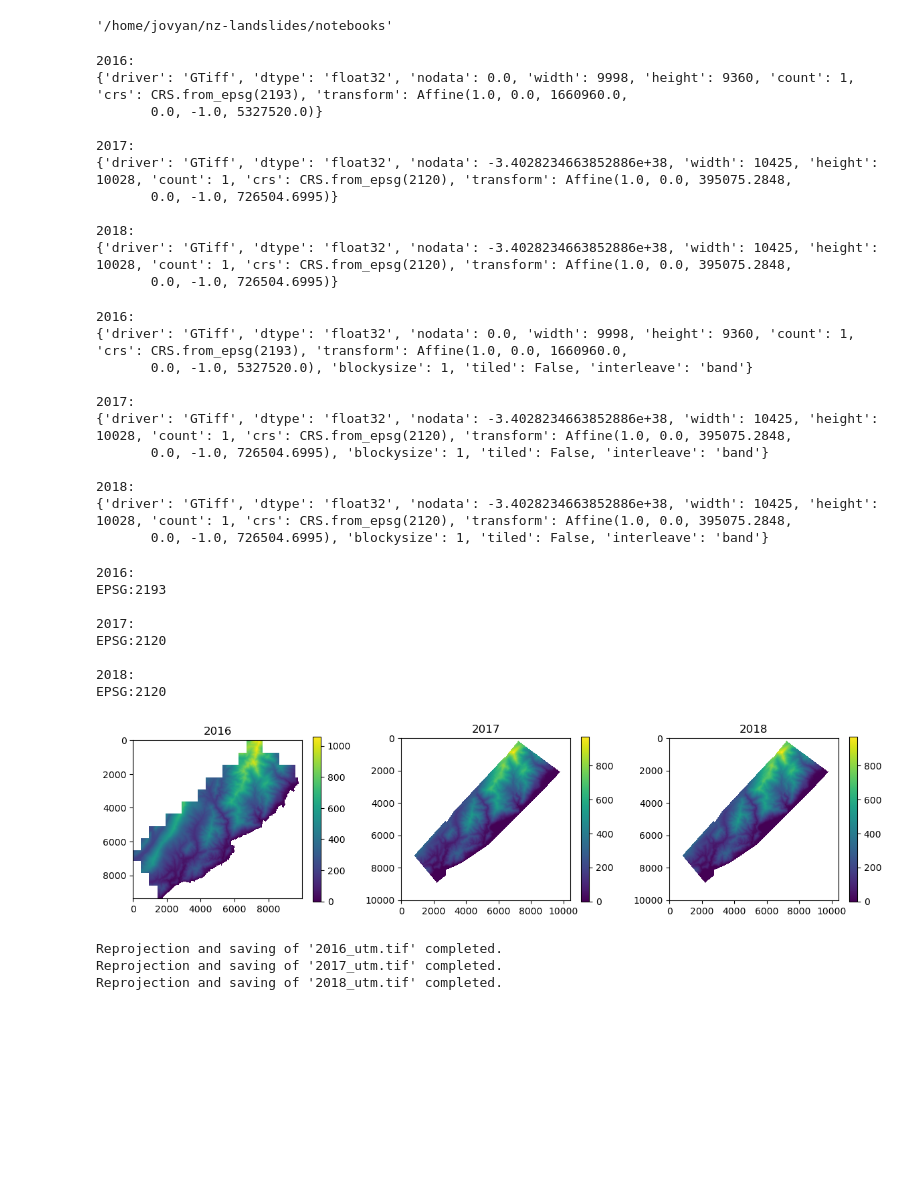
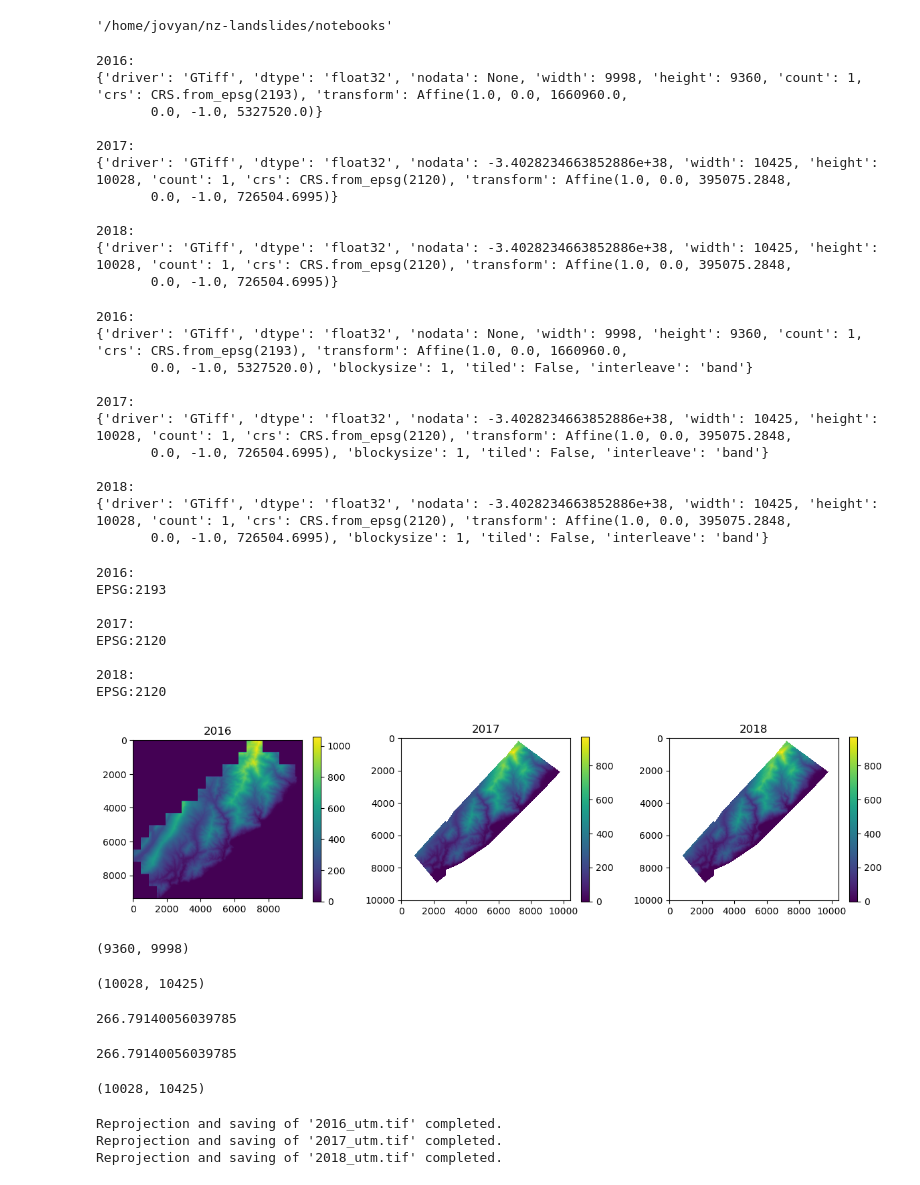
Before and after one commit to UW-GDA/nz-landslides, a Jupyter notebook: notebooks/0-reading-brute-raw-data.ipynb, the cells around one changed output. Saved outputs shown, nothing was run; the diff lists cells and outputs as text; code cells hidden in the pictures; blank space fills up the shorter version.

Commit message:
dem to ma with same shape

```diff
--- a/notebooks/0-reading-brute-raw-data.ipynb
+++ b/notebooks/0-reading-brute-raw-data.ipynb
@@ -24,9 +24,9 @@ pwd
 # %% [output]
 '/home/jovyan/nz-landslides/notebooks'
 # %%
-dem16_fn = '/home/jovyan/nz-landslides/0-brute-raw-data/dem/2016.tif'
-dem17_fn = '/home/jovyan/nz-landslides/0-brute-raw-data/dem/2017.tif'
-dem18_fn = '/home/jovyan/nz-landslides/0-brute-raw-data/dem/2018.tif'
+dem16_fn = '/home/jovyan/nz-landslides_local/0-brute-raw-data/dem/2016.tif'
+dem17_fn = '/home/jovyan/nz-landslides_local/0-brute-raw-data/dem/2017.tif'
+dem18_fn = '/home/jovyan/nz-landslides_local/0-brute-raw-data/dem/2018.tif'
 # %%
 src16 = rio.open(dem16_fn)
 src17 = rio.open(dem17_fn)
@@ -41,7 +41,7 @@ for dem, i in zip(dems, lbls):
     print()
 # %% [output]
 2016:
-{'driver': 'GTiff', 'dtype': 'float32', 'nodata': 0.0, 'width': 9998, 'height': 9360, 'count': 1, 'crs': CRS.from_epsg(2193), 'transform': Affine(1.0, 0.0, 1660960.0,
+{'driver': 'GTiff', 'dtype': 'float32', 'nodata': None, 'width': 9998, 'height': 9360, 'count': 1, 'crs': CRS.from_epsg(2193), 'transform': Affine(1.0, 0.0, 1660960.0,
        0.0, -1.0, 5327520.0)}
 
 2017:
@@ -58,7 +58,7 @@ for dem, i in zip(dems, lbls):
     print()
 # %% [output]
 2016:
-{'driver': 'GTiff', 'dtype': 'float32', 'nodata': 0.0, 'width': 9998, 'height': 9360, 'count': 1, 'crs': CRS.from_epsg(2193), 'transform': Affine(1.0, 0.0, 1660960.0,
+{'driver': 'GTiff', 'dtype': 'float32', 'nodata': None, 'width': 9998, 'height': 9360, 'count': 1, 'crs': CRS.from_epsg(2193), 'transform': Affine(1.0, 0.0, 1660960.0,
        0.0, -1.0, 5327520.0), 'blockysize': 1, 'tiled': False, 'interleave': 'band'}
 
 2017:
@@ -82,18 +82,42 @@ EPSG:2120
 
 2018:
 EPSG:2120
+# %%
+ma16 = src16.read(1, masked=True)
+ma17 = src17.read(1, masked=True)
+ma18 = src18.read(1, masked=True)
 # %%
 f, ax = plt.subplots(1,3, figsize=(12, 3))
-im = ax[0].imshow(src16.read(1, masked=True))
+im = ax[0].imshow(ma16)
 ax[0].set_title(lbls[0])
 f.colorbar(im, ax=ax[0])
-im = ax[1].imshow(src17.read(1, masked=True))
+im = ax[1].imshow(ma17)
 ax[1].set_title(lbls[1])
 f.colorbar(im, ax=ax[1])
-im = ax[2].imshow(src18.read(1, masked=True))
+im = ax[2].imshow(ma18)
 ax[2].set_title(lbls[2])
 f.colorbar(im, ax=ax[2])
 plt.tight_layout()
 # %% [output]
-[figure, old version]
+[figure, new version]
+# %%
+ma16.shape
+# %% [output]
+(9360, 9998)
+# %%
+ma17.shape
+# %% [output]
+(10028, 10425)
+# %%
+ma17.mean()
+# %% [output]
+266.79140056039785
+# %%
+ma18.mean()
+# %% [output]
+266.79140056039785
+# %%
+ma18.shape
+# %% [output]
+(10028, 10425)
 # %%
```
Also changed, not shown: parts of 2 cells of this notebook, 12 other files.
